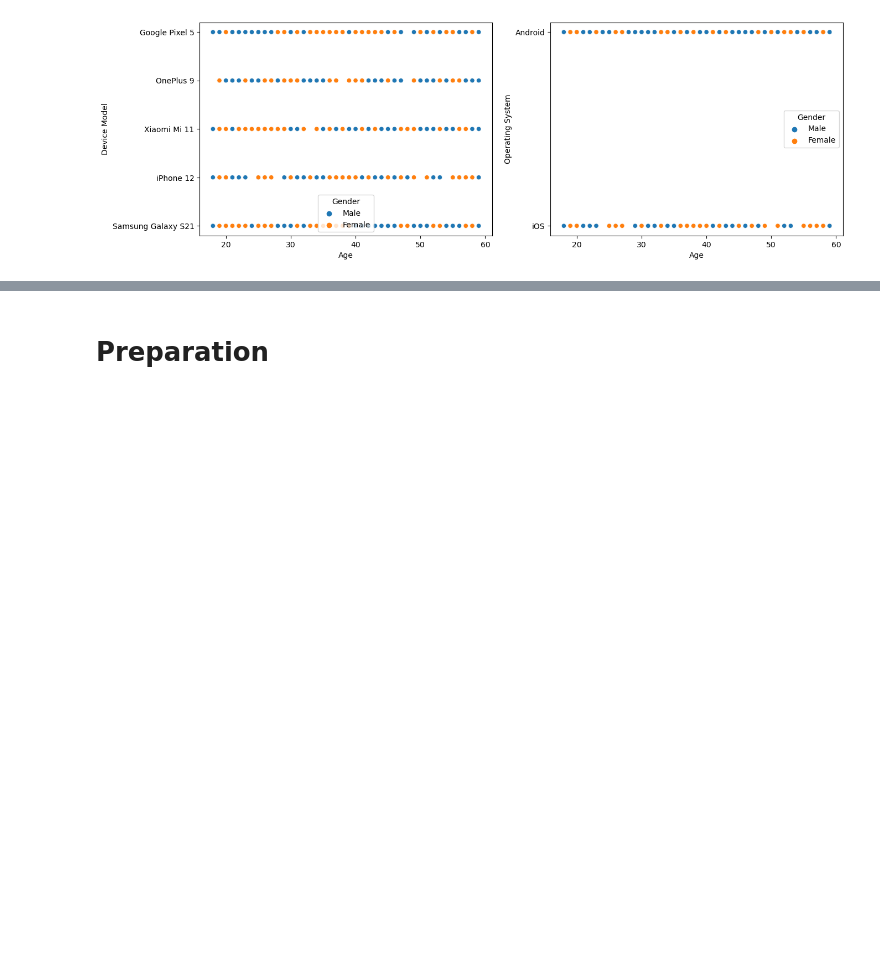
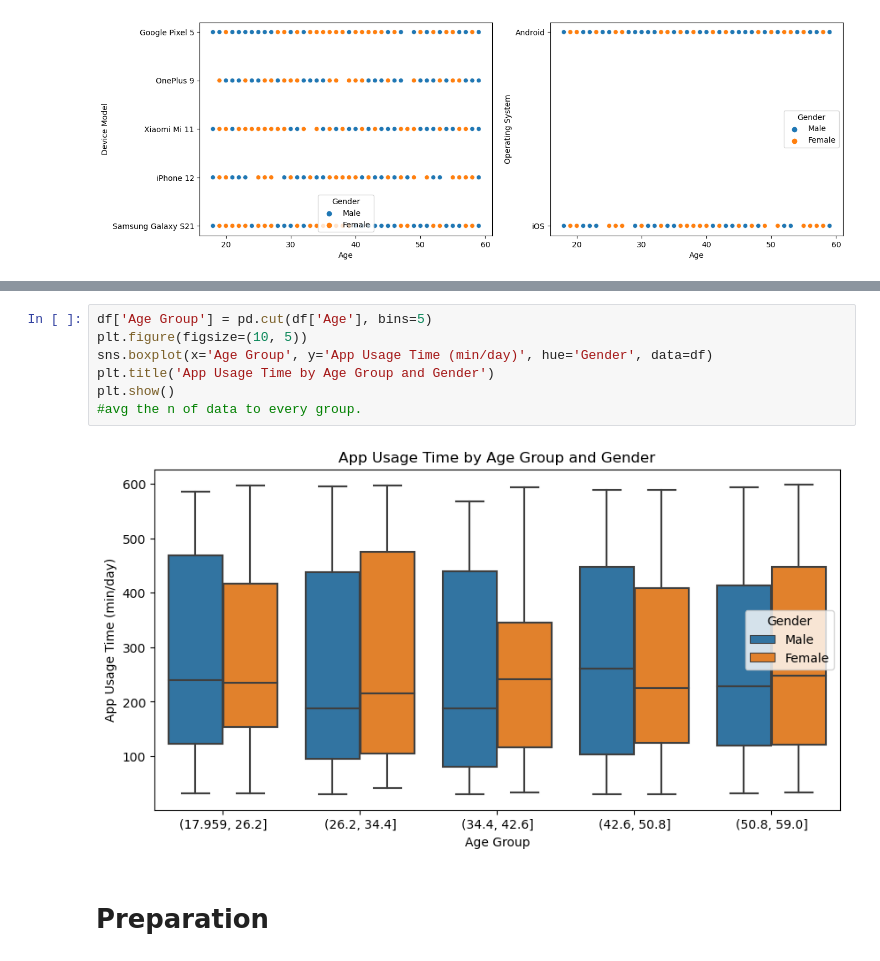
Before and after one commit to jimmy080823/Mobile-Device-Usage-and-User-Behavior-Dataset, a Jupyter notebook: hejim's test.ipynb, the cells around one changed output, grey strips where cells are left out. Drawn from its saved outputs; the diff is of its cells as text; blank space fills up the shorter version.

```diff
--- a/hejim's test.ipynb
+++ b/hejim's test.ipynb
@@ -188,2 +210,11 @@ print(avg_google_age)
+# %%
+df['Age Group'] = pd.cut(df['Age'], bins=5)
+plt.figure(figsize=(10, 5))
+sns.boxplot(x='Age Group', y='App Usage Time (min/day)', hue='Gender', data=df)
+plt.title('App Usage Time by Age Group and Gender')
+plt.show()
+#avg the n of data to every group.
+# %% [output]
+[figure, added]
 # %% [markdown]
 # Preparation
```
Also changed, not shown: parts of 4 cells of this notebook.
